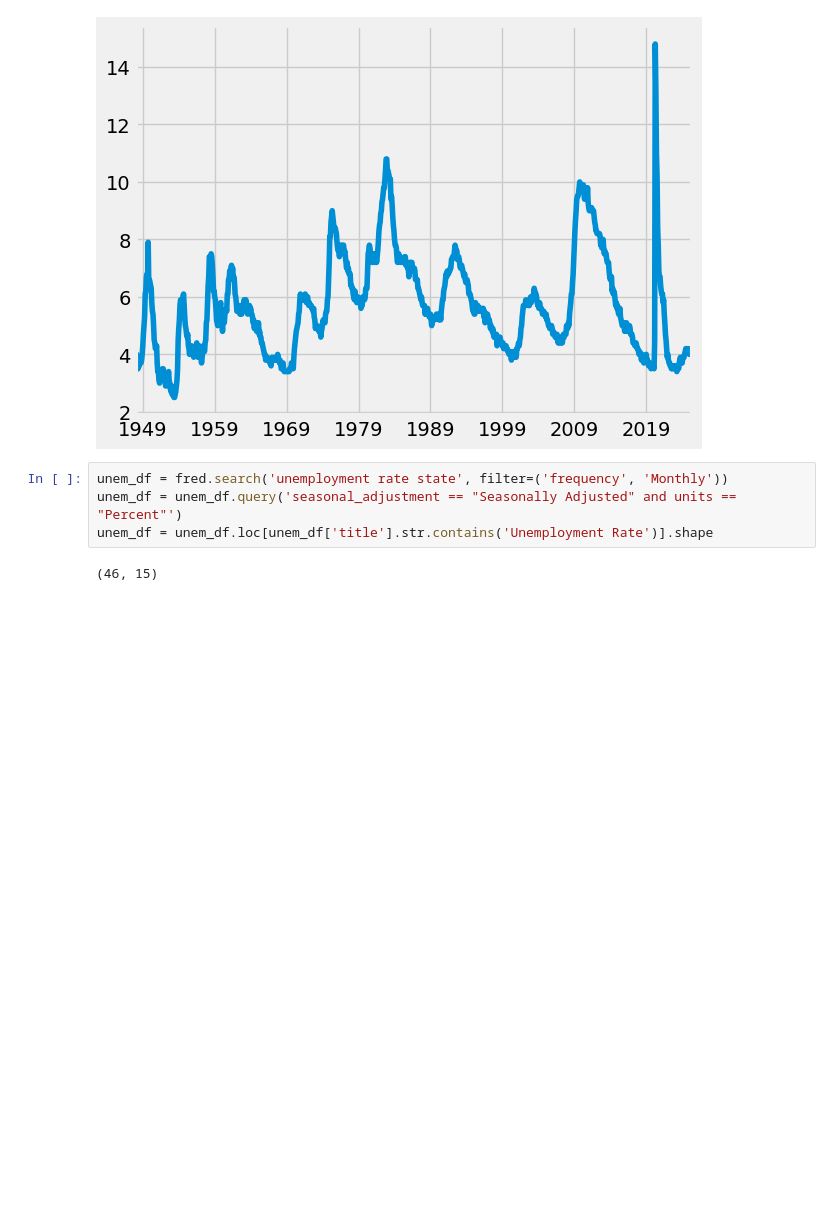
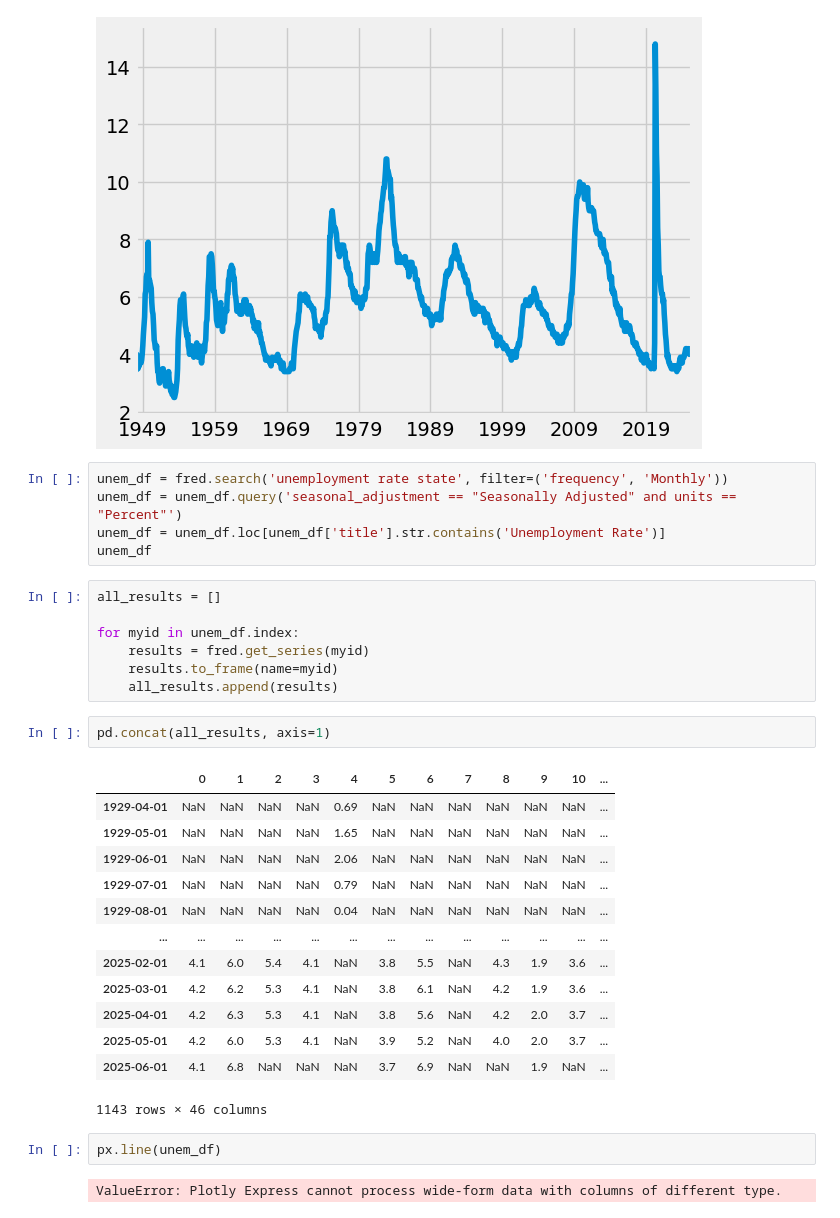
Before and after one commit to junaidalam2/data_analysis_FRED, a Jupyter notebook: notebooks/economic_analysis.ipynb, the cells around one changed output. Cells and saved outputs as stored; diff of their text form; blank space fills up the shorter version.

```diff
--- a/notebooks/economic_analysis.ipynb
+++ b/notebooks/economic_analysis.ipynb
@@ -63,6 +63,32 @@ unrate.plot()
 # %%
 unem_df = fred.search('unemployment rate state', filter=('frequency', 'Monthly'))
 unem_df = unem_df.query('seasonal_adjustment == "Seasonally Adjusted" and units == "Percent"')
-unem_df = unem_df.loc[unem_df['title'].str.contains('Unemployment Rate')].shape
+unem_df = unem_df.loc[unem_df['title'].str.contains('Unemployment Rate')]
+unem_df
-# %% [output]
-(46, 15)
+# %%
+all_results = []
+
+for myid in unem_df.index:
+    results = fred.get_series(myid)
+    results.to_frame(name=myid)
+    all_results.append(results)
+# %%
+pd.concat(all_results, axis=1)
+# %% [output]
+|  | 0 | 1 | 2 | 3 | 4 | 5 | 6 | 7 | 8 | 9 | 10 | ... |
+| 1929-04-01 | NaN | NaN | NaN | NaN | 0.69 | NaN | NaN | NaN | NaN | NaN | NaN | ... |
+| 1929-05-01 | NaN | NaN | NaN | NaN | 1.65 | NaN | NaN | NaN | NaN | NaN | NaN | ... |
+| 1929-06-01 | NaN | NaN | NaN | NaN | 2.06 | NaN | NaN | NaN | NaN | NaN | NaN | ... |
+| 1929-07-01 | NaN | NaN | NaN | NaN | 0.79 | NaN | NaN | NaN | NaN | NaN | NaN | ... |
+| 1929-08-01 | NaN | NaN | NaN | NaN | 0.04 | NaN | NaN | NaN | NaN | NaN | NaN | ... |
+| ... | ... | ... | ... | ... | ... | ... | ... | ... | ... | ... | ... | ... |
+| 2025-02-01 | 4.1 | 6.0 | 5.4 | 4.1 | NaN | 3.8 | 5.5 | NaN | 4.3 | 1.9 | 3.6 | ... |
+| 2025-03-01 | 4.2 | 6.2 | 5.3 | 4.1 | NaN | 3.8 | 6.1 | NaN | 4.2 | 1.9 | 3.6 | ... |
+| 2025-04-01 | 4.2 | 6.3 | 5.3 | 4.1 | NaN | 3.8 | 5.6 | NaN | 4.2 | 2.0 | 3.7 | ... |
+| 2025-05-01 | 4.2 | 6.0 | 5.3 | 4.1 | NaN | 3.9 | 5.2 | NaN | 4.0 | 2.0 | 3.7 | ... |
+| 2025-06-01 | 4.1 | 6.8 | NaN | NaN | NaN | 3.7 | 6.9 | NaN | NaN | 1.9 | NaN | ... |
+1143 rows × 46 columns
+# %%
+px.line(unem_df)
+# %% [output]
+ValueError: Plotly Express cannot process wide-form data with columns of different type.
```
Also changed, not shown: parts of 2 cells of this notebook.
